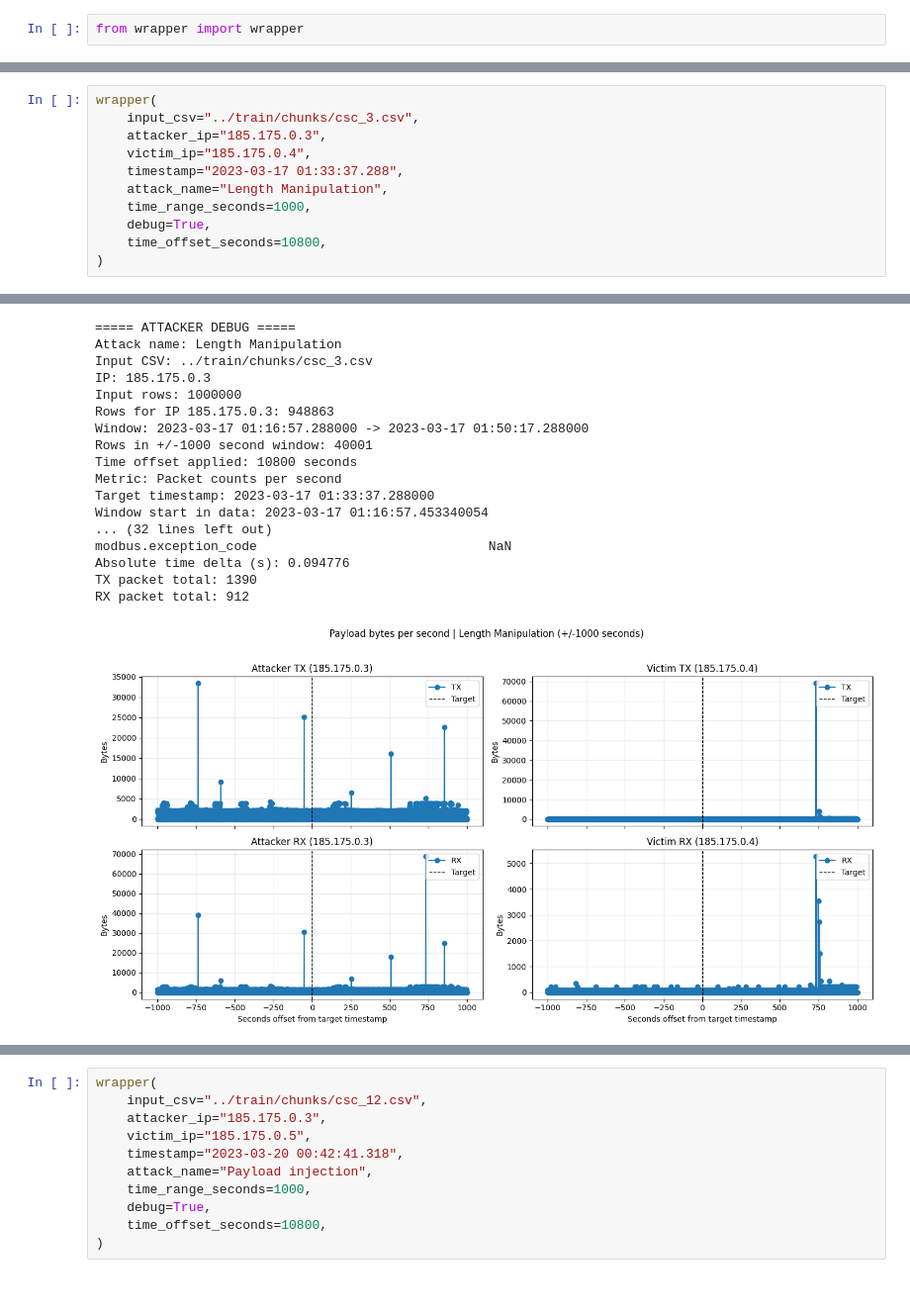
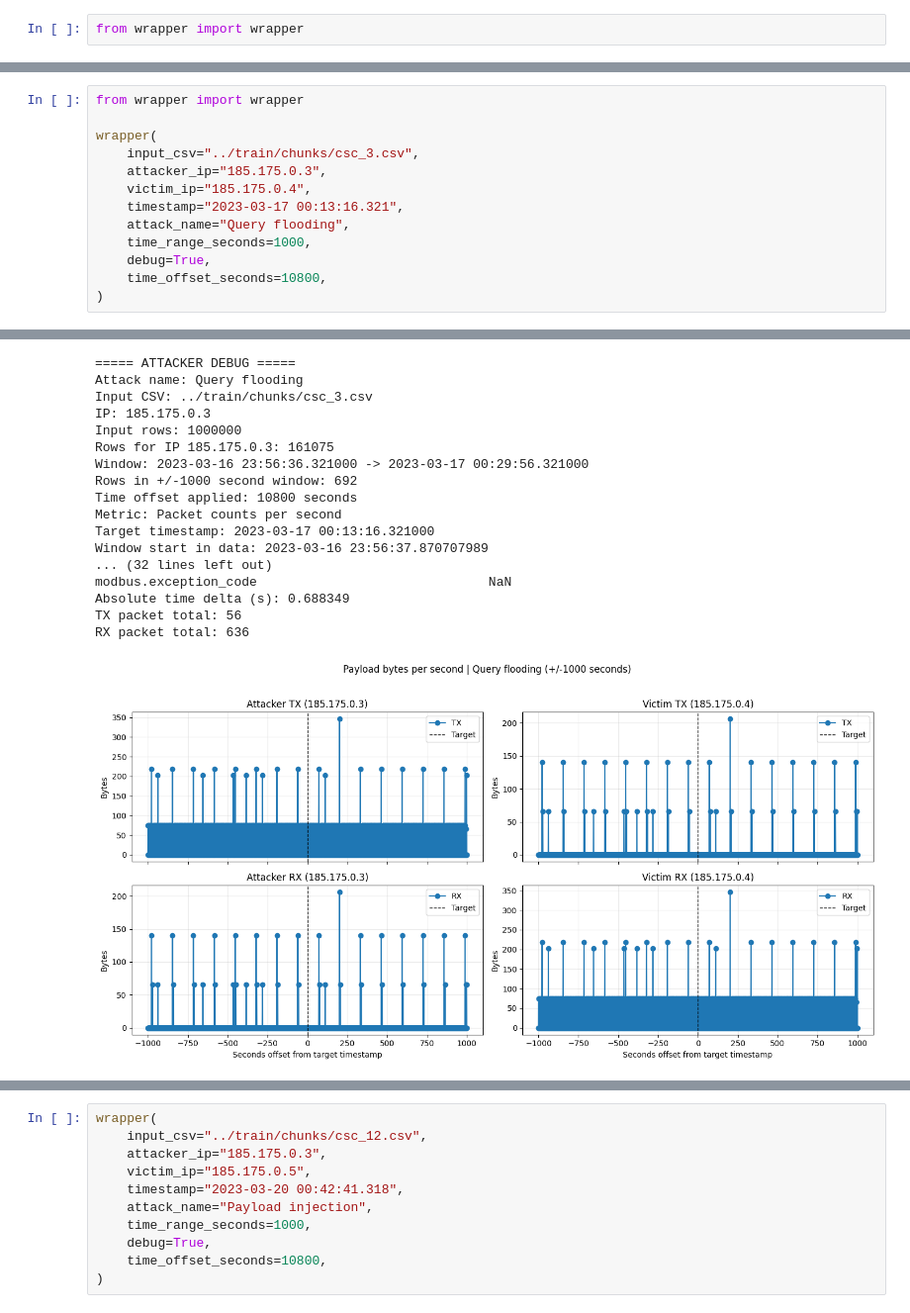
Before and after one commit to SameerCS23iitm/ugrc, a Jupyter notebook: analysis/common.ipynb, the cells around one changed output, grey strips where cells are left out. Shown at 99% size. Saved outputs shown, nothing was run; the diff lists cells and outputs as text.

```diff
--- a/analysis/common.ipynb
+++ b/analysis/common.ipynb
@@ -696,10 +587,12 @@ RX IAT mean: 0.060981
 # %%
+from wrapper import wrapper
+
 wrapper(
     input_csv="../train/chunks/csc_3.csv",
     attacker_ip="185.175.0.3",
     victim_ip="185.175.0.4",
-    timestamp="2023-03-17 01:33:37.288",
-    attack_name="Length Manipulation",
+    timestamp="2023-03-17 00:13:16.321",
+    attack_name="Query flooding",
     time_range_seconds=1000,
     debug=True,
     time_offset_seconds=10800,
@@ -709,19 +602,19 @@ wrapper(
 ===== ATTACKER DEBUG =====
-Attack name: Length Manipulation
+Attack name: Query flooding
 Input CSV: ../train/chunks/csc_3.csv
 IP: 185.175.0.3
 Input rows: 1000000
-Rows for IP 185.175.0.3: 948863
-Window: 2023-03-17 01:16:57.288000 -> 2023-03-17 01:50:17.288000
-Rows in +/-1000 second window: 40001
+Rows for IP 185.175.0.3: 161075
+Window: 2023-03-16 23:56:36.321000 -> 2023-03-17 00:29:56.321000
+Rows in +/-1000 second window: 692
 Time offset applied: 10800 seconds
 Metric: Packet counts per second
-Target timestamp: 2023-03-17 01:33:37.288000
-Window start in data: 2023-03-17 01:16:57.453340054
+Target timestamp: 2023-03-17 00:13:16.321000
+Window start in data: 2023-03-16 23:56:37.870707989
 ... (32 lines left out)
 modbus.exception_code                              NaN
-Absolute time delta (s): 0.094776
-TX packet total: 1390
-RX packet total: 912
+Absolute time delta (s): 0.688349
+TX packet total: 56
+RX packet total: 636
-[figure, old version]
+[figure, new version]
 ===== ATTACKER DEBUG =====
```
Also changed, not shown: parts of 4 cells of this notebook, 46 other files.
